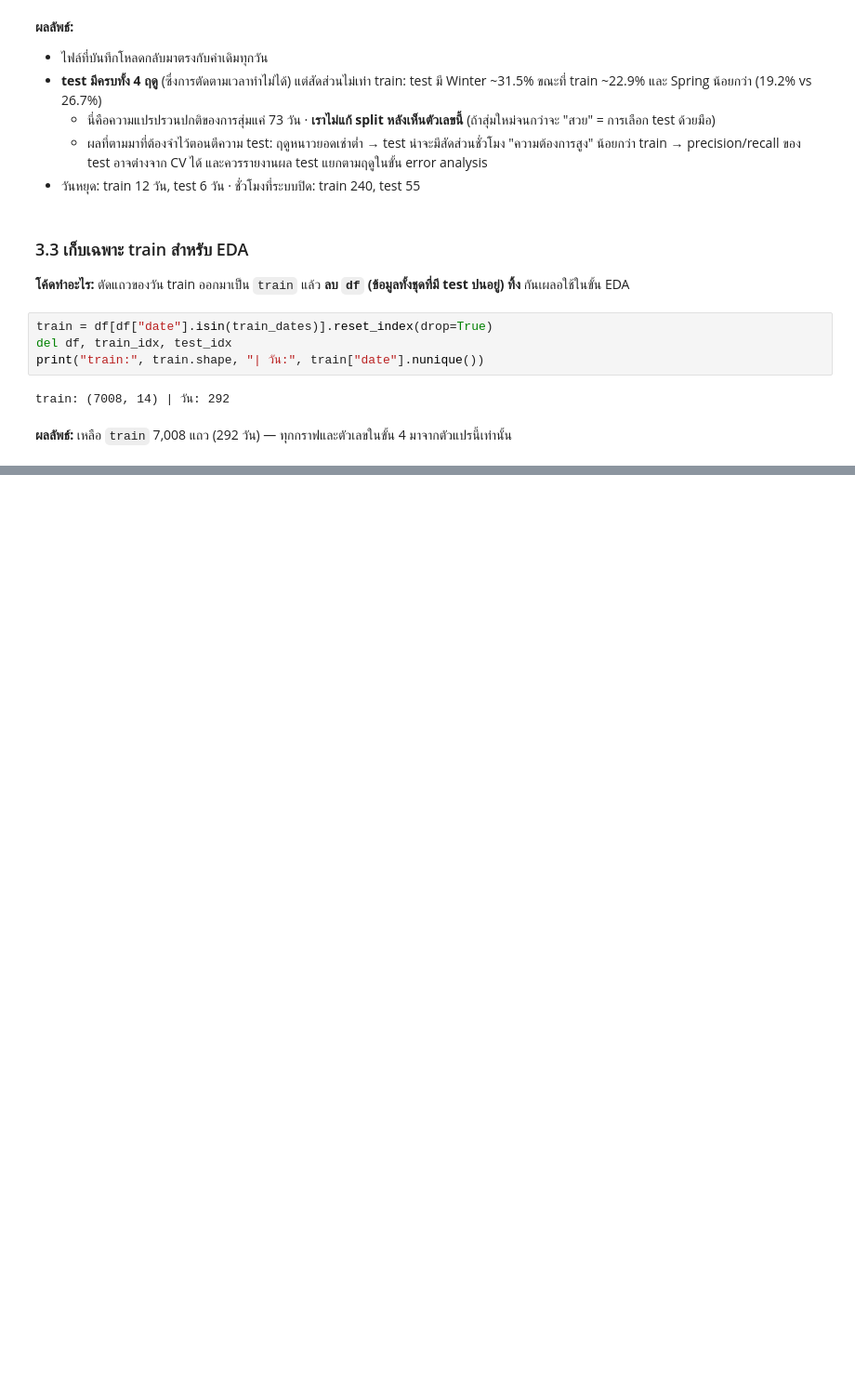
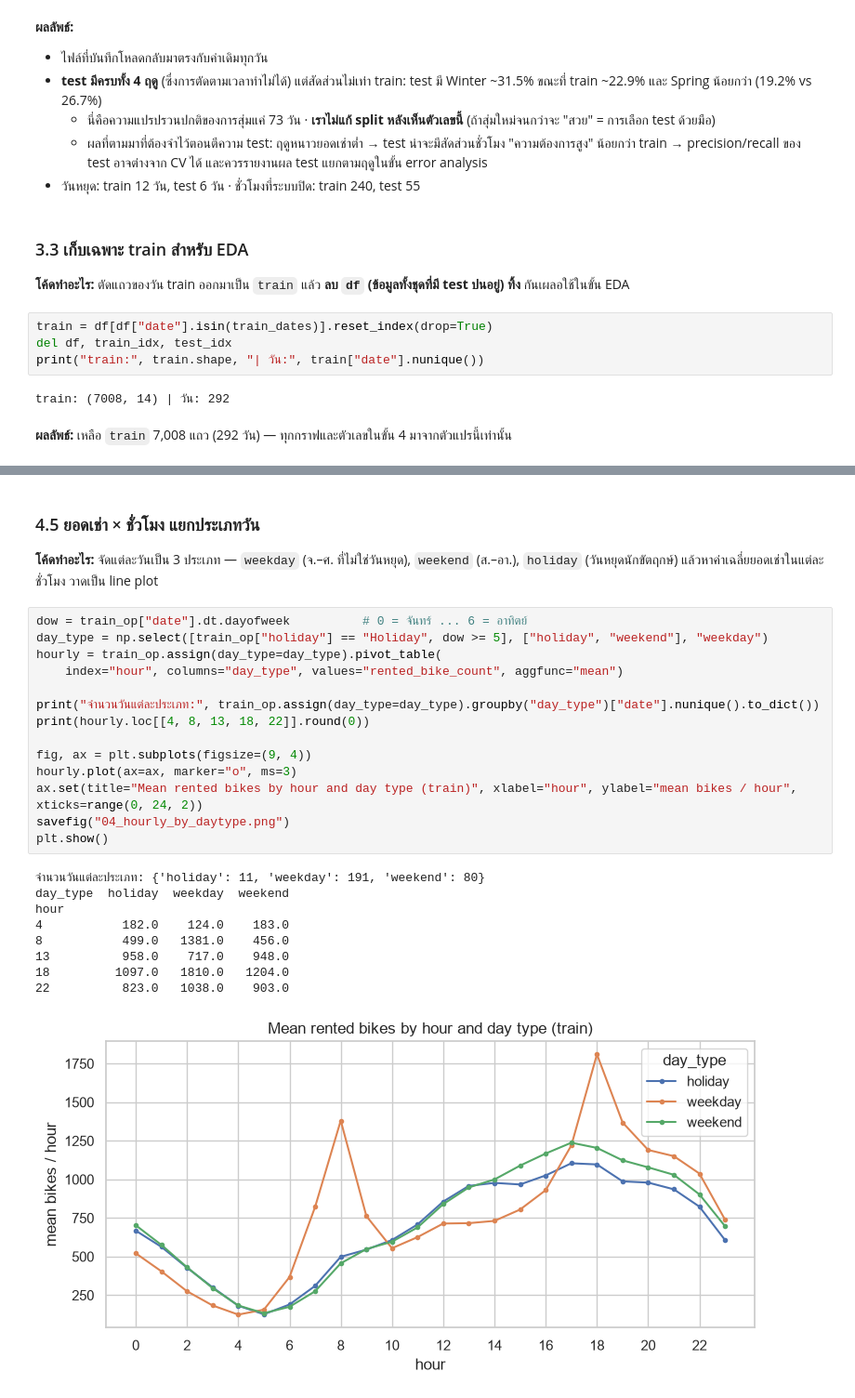
Before and after one commit to Sh080205/seoul-bike-demand, a Jupyter notebook: notebooks/01_eda.ipynb, the cells around one changed output, grey strips where cells are left out. Shown at 93% size. Saved outputs shown, nothing was run; the diff lists cells and outputs as text; blank space fills up the shorter version.

```diff
--- a/notebooks/01_eda.ipynb
+++ b/notebooks/01_eda.ipynb
@@ -293,0 +411,27 @@ train: (7008, 14) | วัน: 292
+# %% [markdown]
+### 4.5 ยอดเช่า × ชั่วโมง แยกประเภทวัน
+**โค้ดทำอะไร:** จัดแต่ละวันเป็น 3 ประเภท — `weekday` (จ.–ศ. ที่ไม่ใช่วันหยุด), `weekend` (ส.–อา.), `holiday` (วันหยุดนักขัตฤกษ์) แล้วหาค่าเฉลี่ยยอดเช่าในแต่ละชั่วโมง วาดเป็น line plot
+# %%
+dow = train_op["date"].dt.dayofweek          # 0 = จันทร์ ... 6 = อาทิตย์
+day_type = np.select([train_op["holiday"] == "Holiday", dow >= 5], ["holiday", "weekend"], "weekday")
+hourly = train_op.assign(day_type=day_type).pivot_table(
+    index="hour", columns="day_type", values="rented_bike_count", aggfunc="mean")
+
+print("จำนวนวันแต่ละประเภท:", train_op.assign(day_type=day_type).groupby("day_type")["date"].nunique().to_dict())
+print(hourly.loc[[4, 8, 13, 18, 22]].round(0))
+
+fig, ax = plt.subplots(figsize=(9, 4))
+hourly.plot(ax=ax, marker="o", ms=3)
+ax.set(title="Mean rented bikes by hour and day type (train)", xlabel="hour", ylabel="mean bikes / hour", xticks=range(0, 24, 2))
+savefig("04_hourly_by_daytype.png")
+plt.show()
+# %% [output]
+จำนวนวันแต่ละประเภท: {'holiday': 11, 'weekday': 191, 'weekend': 80}
+day_type  holiday  weekday  weekend
+hour
+4           182.0    124.0    183.0
+8           499.0   1381.0    456.0
+13          958.0    717.0    948.0
+18         1097.0   1810.0   1204.0
+22          823.0   1038.0    903.0
+[figure, added]
```
Also changed, not shown: parts of 33 cells of this notebook, 7 other files.
